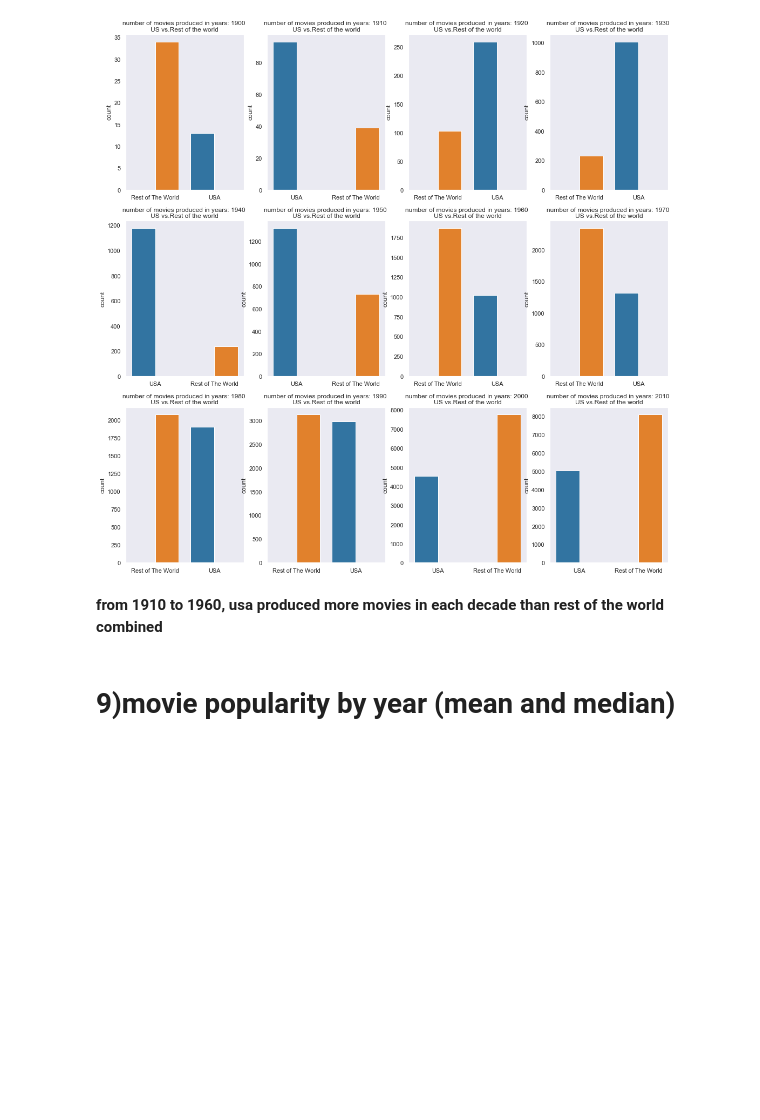
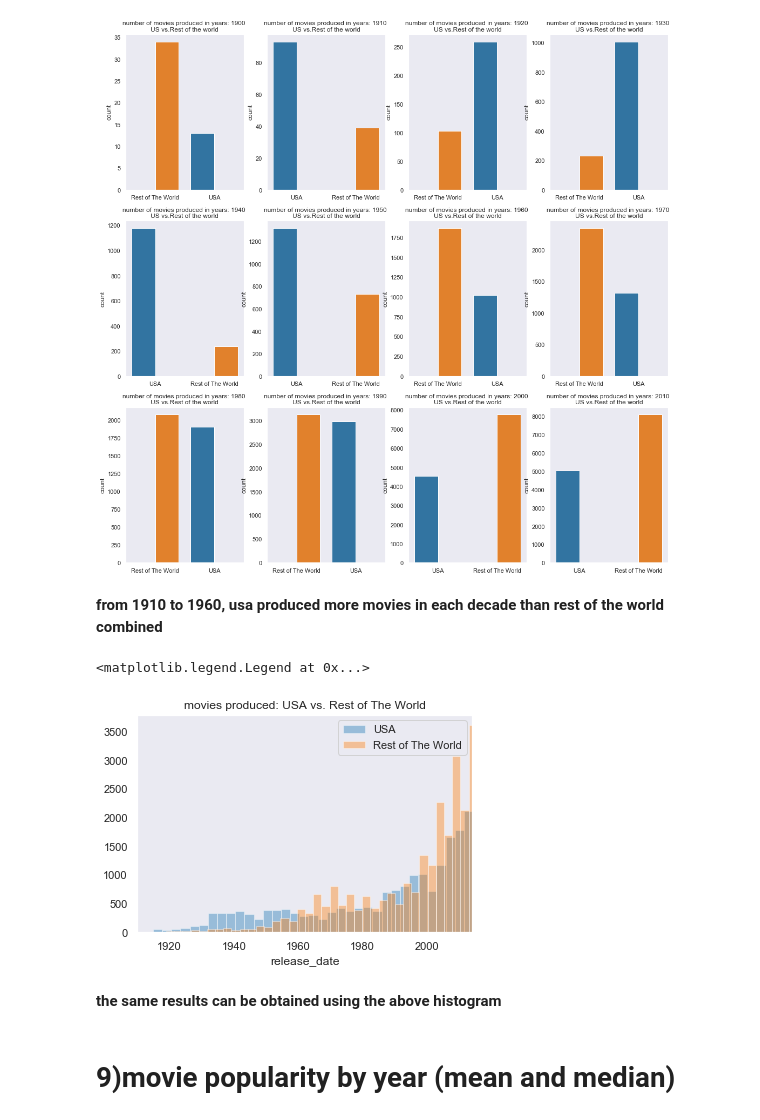
Before and after one commit to amir2520/Springboard, a Jupyter notebook: Capstone Project 1/Exploratory Data Analysis.ipynb, the cells around one changed output. Cells and saved outputs as stored; diff of their text form; code cells hidden in the pictures; blank space fills up the shorter version.

```diff
--- a/Capstone Project 1/Exploratory Data Analysis.ipynb
+++ b/Capstone Project 1/Exploratory Data Analysis.ipynb
@@ -307,6 +307,19 @@ for key, ax in target:
 [figure]
 # %% [markdown]
 **from 1910 to 1960, usa produced more movies in each decade than rest of the world combined**
+# %%
+fig = plt.figure()
+ax = fig.add_subplot(1,1,1)
+sns.distplot(country_lan_df[country_lan_df.us=='USA'].release_date.dt.year, ax=ax, label='USA', kde=False)
+sns.distplot(country_lan_df[country_lan_df.us!='USA'].release_date.dt.year, ax=ax, label='Rest of The World', kde=False)
+plt.xlim([1910, 2014])
+ax.set_title("movies produced: USA vs. Rest of The World")
+plt.legend(loc='best')
+# %% [output]
+<matplotlib.legend.Legend at 0x...>
+[figure, added]
+# %% [markdown]
+**the same results can be obtained using the above histogram**
 # %% [markdown]
 # 9)movie popularity by year (mean and median)
 # %%
```
